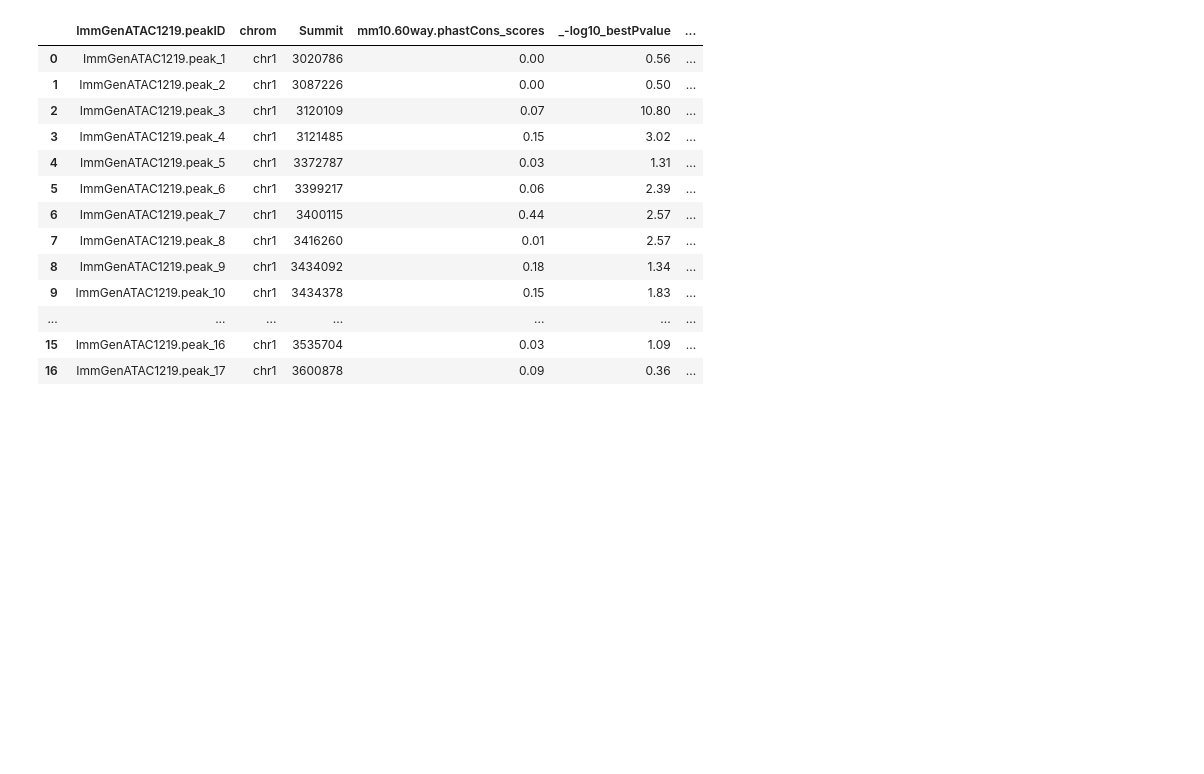
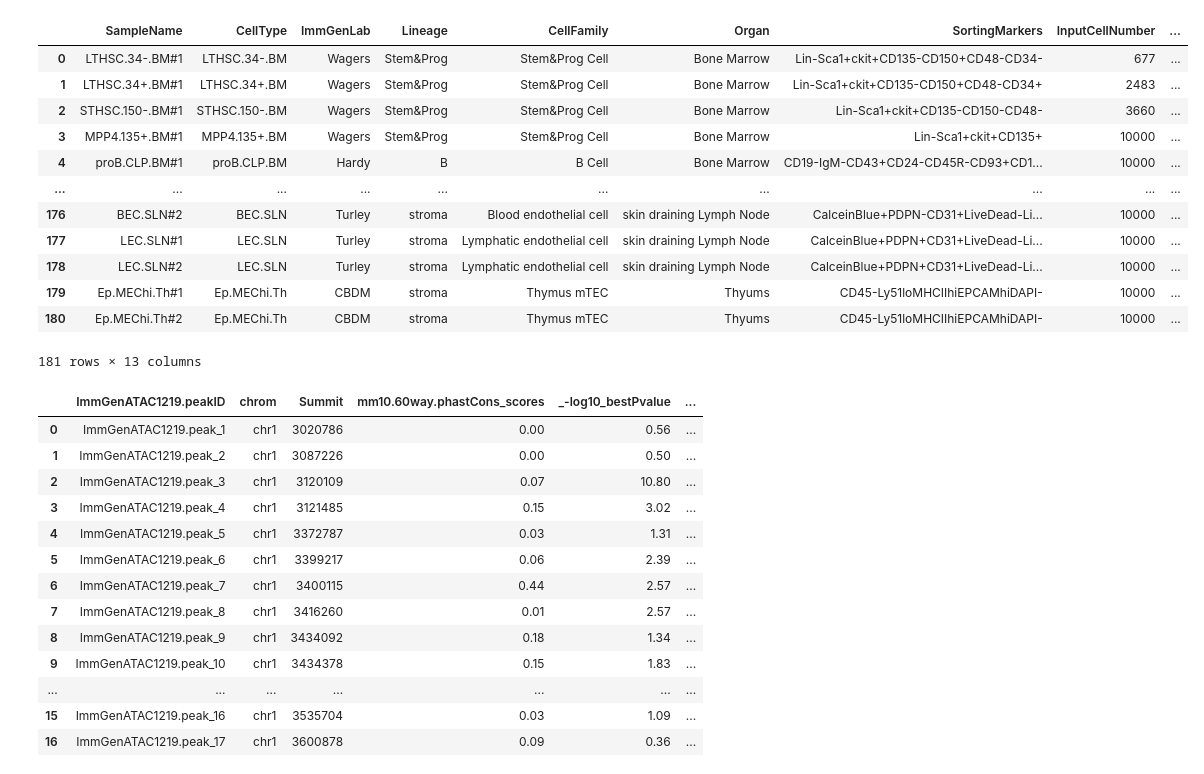
Before and after one commit to Topic2-Gene-Regulation-Immune-Cells/ILC-cells-Team4, a Jupyter notebook: kalo.test-1.ipynb, the cells around one changed output. Saved outputs shown, nothing was run; the diff lists cells and outputs as text; code cells hidden in the pictures; blank space fills up the shorter version.

```diff
--- a/kalo.test-1.ipynb
+++ b/kalo.test-1.ipynb
@@ -2,6 +2,24 @@
 import pandas as pd
 # %%
 ATAC_raw = pd.read_csv("data/ImmGenATAC18_AllOCRsInfo.csv")
+# %%
+excel_file = pd.read_excel("./data/mmc1.xlsx")
+
+excel_file
+# %% [output]
+|  | SampleName | CellType | ImmGenLab | Lineage | CellFamily | Organ | SortingMarkers | InputCellNumber | ... |
+| 0 | LTHSC.34-.BM#1 | LTHSC.34-.BM | Wagers | Stem&Prog | Stem&Prog Cell | Bone Marrow | Lin-Sca1+ckit+CD135-CD150+CD48-CD34- | 677 | ... |
+| 1 | LTHSC.34+.BM#1 | LTHSC.34+.BM | Wagers | Stem&Prog | Stem&Prog Cell | Bone Marrow | Lin-Sca1+ckit+CD135-CD150+CD48-CD34+ | 2483 | ... |
+| 2 | STHSC.150-.BM#1 | STHSC.150-.BM | Wagers | Stem&Prog | Stem&Prog Cell | Bone Marrow | Lin-Sca1+ckit+CD135-CD150-CD48- | 3660 | ... |
+| 3 | MPP4.135+.BM#1 | MPP4.135+.BM | Wagers | Stem&Prog | Stem&Prog Cell | Bone Marrow | Lin-Sca1+ckit+CD135+ | 10000 | ... |
+| 4 | proB.CLP.BM#1 | proB.CLP.BM | Hardy | B | B Cell | Bone Marrow | CD19-IgM-CD43+CD24-CD45R-CD93+CD1... | 10000 | ... |
+| ... | ... | ... | ... | ... | ... | ... | ... | ... | ... |
+| 176 | BEC.SLN#2 | BEC.SLN | Turley | stroma | Blood endothelial cell | skin draining Lymph Node | CalceinBlue+PDPN-CD31+LiveDead-Li... | 10000 | ... |
+| 177 | LEC.SLN#1 | LEC.SLN | Turley | stroma | Lymphatic endothelial cell | skin draining Lymph Node | CalceinBlue+PDPN+CD31+LiveDead-Li... | 10000 | ... |
+| 178 | LEC.SLN#2 | LEC.SLN | Turley | stroma | Lymphatic endothelial cell | skin draining Lymph Node | CalceinBlue+PDPN+CD31+LiveDead-Li... | 10000 | ... |
+| 179 | Ep.MEChi.Th#1 | Ep.MEChi.Th | CBDM | stroma | Thymus mTEC | Thyums | CD45-Ly51loMHCIIhiEPCAMhiDAPI- | 10000 | ... |
+| 180 | Ep.MEChi.Th#2 | Ep.MEChi.Th | CBDM | stroma | Thymus mTEC | Thyums | CD45-Ly51loMHCIIhiEPCAMhiDAPI- | 10000 | ... |
+181 rows × 13 columns
 # %%
 ATAC_raw.head(20)
 # %% [output]
```
Also changed, not shown: parts of 1 cell of this notebook, 7 other files.
